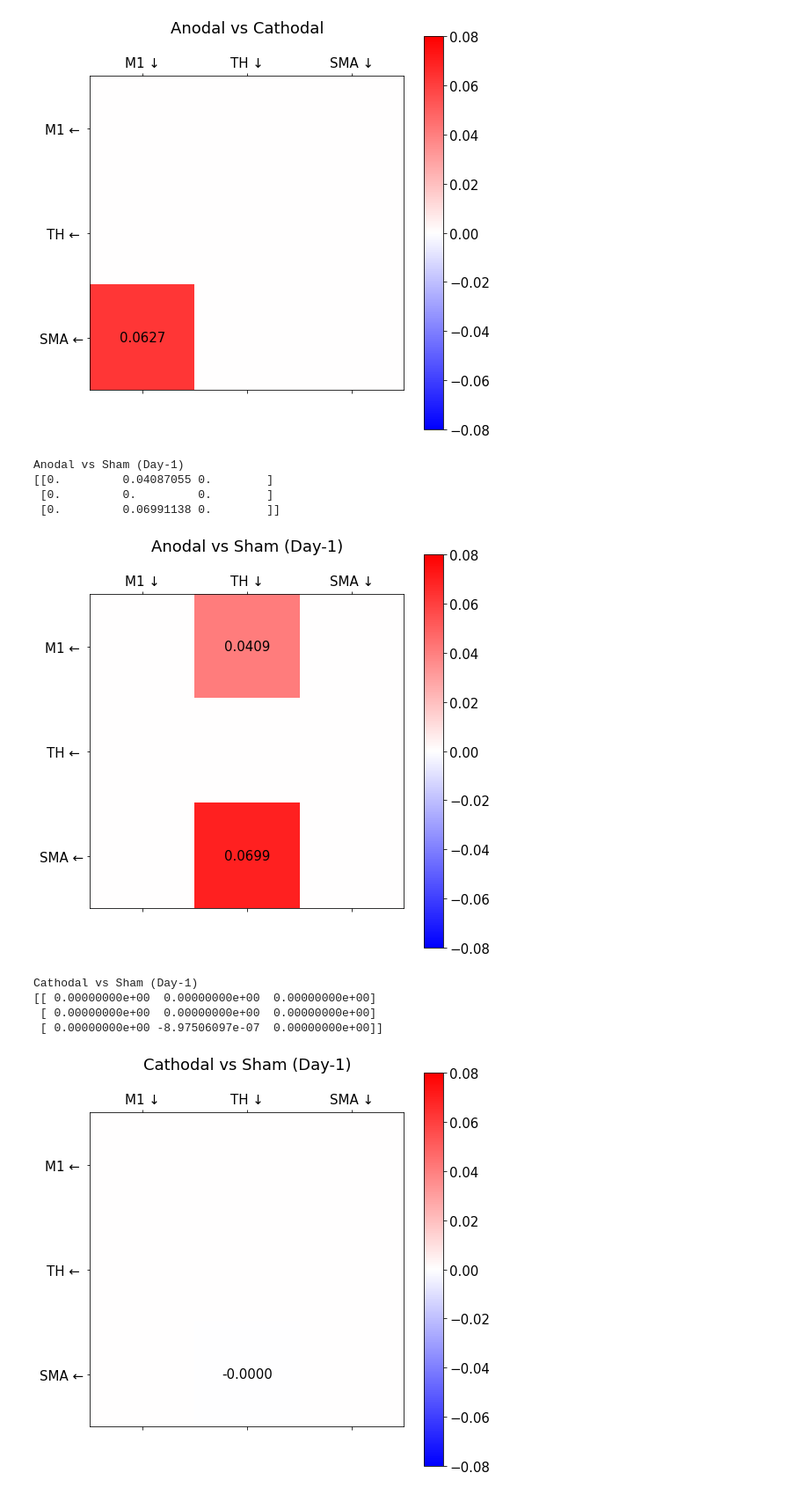
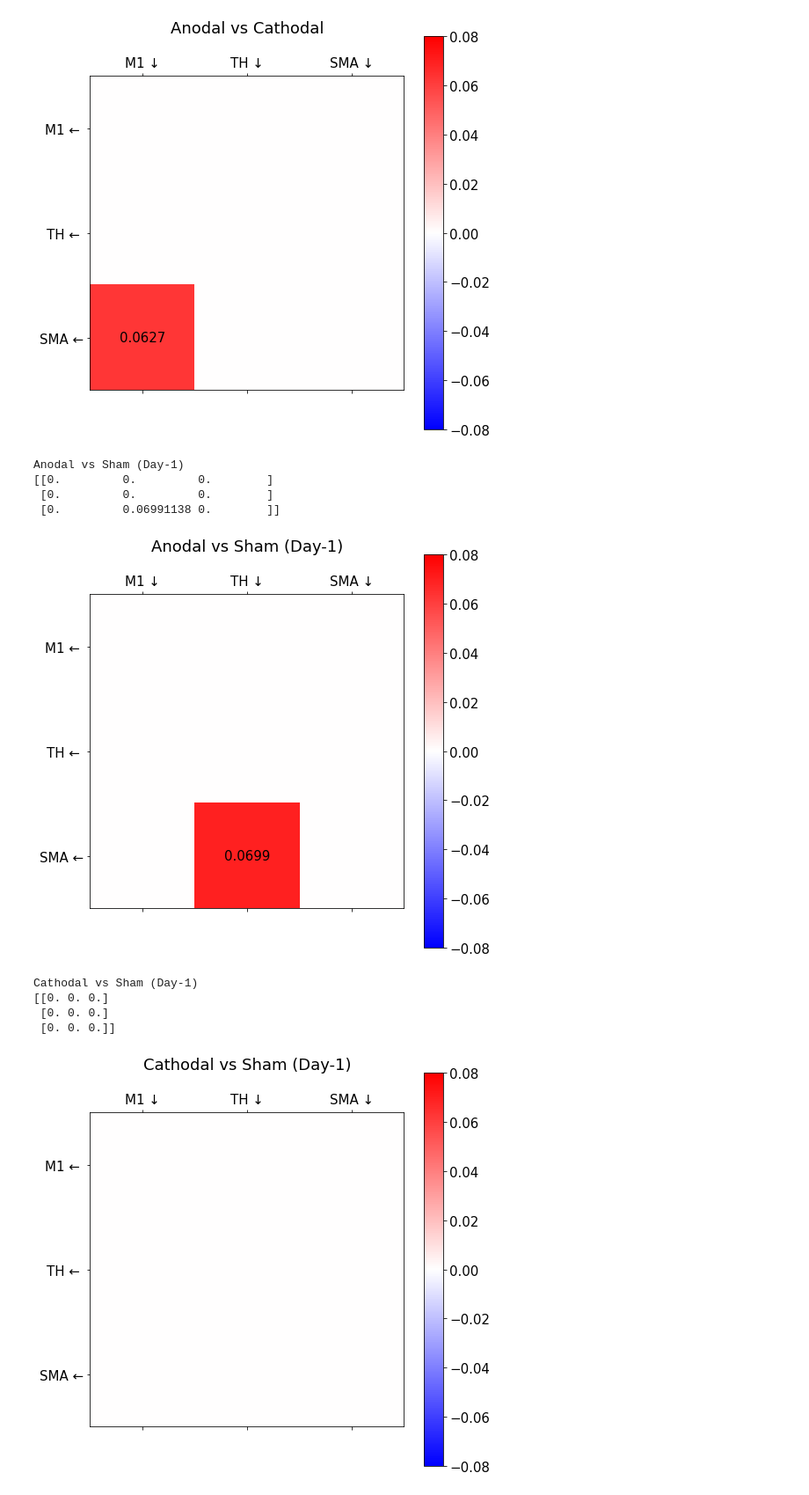
Before and after one commit to davide-aloi/raindrop_analyses_fmri_eeg, a Jupyter notebook: fmri/DCM/dcm_results_plot_PEBs.ipynb, the cells around one changed output. Shown at 88% size. Cells and saved outputs as stored; diff of their text form; code cells hidden in the pictures.

Commit message:
I changed the threshold to 0.55

```diff
--- a/fmri/DCM/dcm_results_plot_PEBs.ipynb
+++ b/fmri/DCM/dcm_results_plot_PEBs.ipynb
@@ -13,7 +13,7 @@ DCM_results = scipy.io.loadmat(path_DCM)
 
 ## Parameters
 # posterior probability threshold used
-PP_threshold = 0.5
+PP_threshold = 0.55
 
 # function to convert diagnoal values to Hz and recenter on 0
 funcHz = lambda x: -0.5*(np.exp(x))+0.5 if x != 0 else 0
@@ -47,7 +47,7 @@ for i in range(0, 3):
     # we have to do the same for the posterior probability (except Pp is a double and not a sparse double so there is no need
     # to use todense())
     this_PP_values = DCM_results['BMA'][i][0][0][0]['Pp'][-9:72].reshape(3,3).T
-    EPfiltered = np.where(this_PP_values > 0.5, this_EP_values, 0)
+    EPfiltered = np.where(this_PP_values > PP_threshold, this_EP_values, 0)
     print(EPfiltered)
     db = pd.DataFrame(EPfiltered)
     db.to_csv(sessions[i] + '.csv', index=False, header=False)
@@ -101,17 +101,6 @@ import scipy.io
 
 path_DCM = 'C:\\Users\\davide\\Documents\\GitHub\\raindrop_analyses_fmri_eeg\\fmri\\DCM\\dcm_results_p01\\BMApairwise_day1A.mat'
 DCM_results = scipy.io.loadmat(path_DCM)
-
-## Parameters
-# posterior probability threshold used
-PP_threshold = 0.5
-
-# function to convert diagnoal values to Hz and recenter on 0
-funcHz = lambda x: -0.5*(np.exp(x))+0.5 if x != 0 else 0
-
-# Matrix plot xticklabels / yticklabels
-labelsUp = ['M1 ↓', 'TH ↓', 'SMA ↓']
-labelsLeft = ['M1 ← ', 'TH ← ', 'SMA ←']
 
 # Sessions names
 sessions = ['Anodal vs Sham (Day-1)',
@@ -138,43 +127,43 @@ for i in range(0, 3):
     # we have to do the same for the posterior probability (except Pp is a double and not a sparse double so there is no need
     # to use todense())
     this_PP_values = DCM_results['BMA'][i][0][0][0]['Pp'][-9:72].reshape(3,3).T
-    EPfiltered = np.where(this_PP_values > 0.5, this_EP_values, 0)
+    EPfiltered = np.where(this_PP_values > PP_threshold, this_EP_values, 0)
     print(EPfiltered)
     db = pd.DataFrame(EPfiltered)
     db.to_csv(sessions[i] + '.csv', index=False, header=False)
 
     ## PLOT thresholded EP values
     plt.rcParams.update({'font.size': 15})
     plt.rcParams["figure.figsize"] = (8,8)
 
     from nilearn.plotting.cm import _cmap_d as nilearn_cmaps
     cm =  nilearn_cmaps['bwr'] #or plasma, coolwarm. cold_white_hot, bwr
     plt.matshow(EPfiltered, cmap = cm)
     plt.title(sessions[i] + '\n')
     c = plt.colorbar()
     plt.clim(-0.08, 0.08)
     for (i, j), z in np.ndenumerate(EPfiltered):
         if z != 0:
             plt.text(j, i, '{:0.4f}'.format(z), ha='center', va='center')
     plt.xticks([0,1,2], labelsUp)
 
     plt.yticks([0,1,2], labelsLeft)
 
 
     plt.savefig(title + '.jpg', dpi = 240)
     plt.show()
     plt.close()
 # %% [output]
 Anodal vs Sham (Day-1)
-[[0.         0.04087055 0.        ]
+[[0.         0.         0.        ]
  [0.         0.         0.        ]
  [0.         0.06991138 0.        ]]
-[figure, old version]
+[figure, new version]
 Cathodal vs Sham (Day-1)
-[[ 0.00000000e+00  0.00000000e+00  0.00000000e+00]
- [ 0.00000000e+00  0.00000000e+00  0.00000000e+00]
- [ 0.00000000e+00 -8.97506097e-07  0.00000000e+00]]
+[[0. 0. 0.]
+ [0. 0. 0.]
+ [0. 0. 0.]]
-[figure, old version]
+[figure, new version]
 Anodal vs Cathodal (Day-1)
 [[ 0.          0.          0.        ]
  [ 0.          0.          0.        ]
```
Also changed, not shown: 10 other files.
